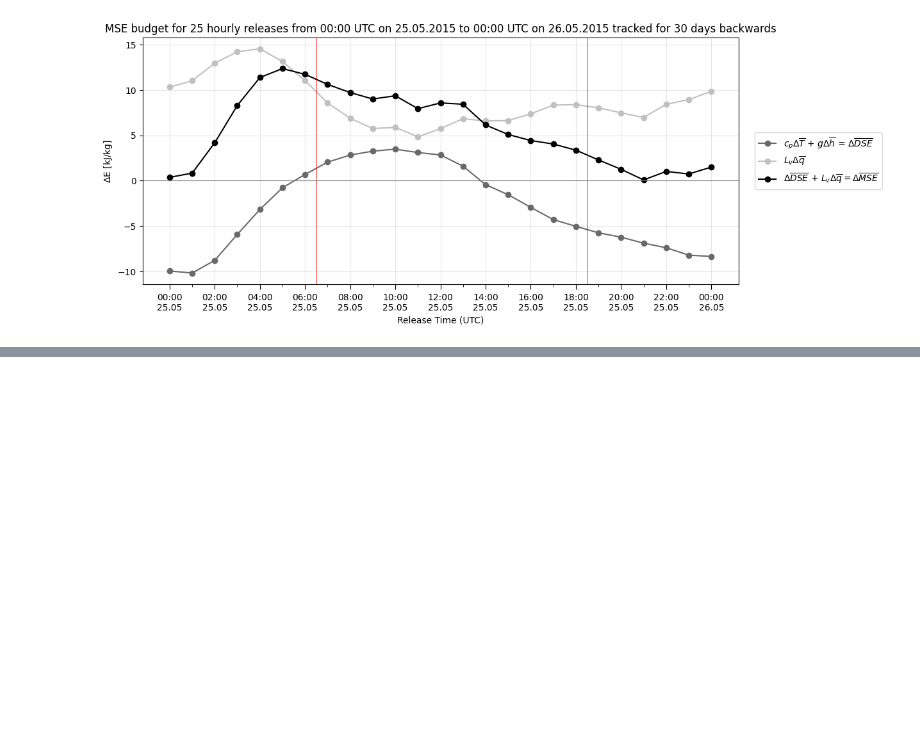
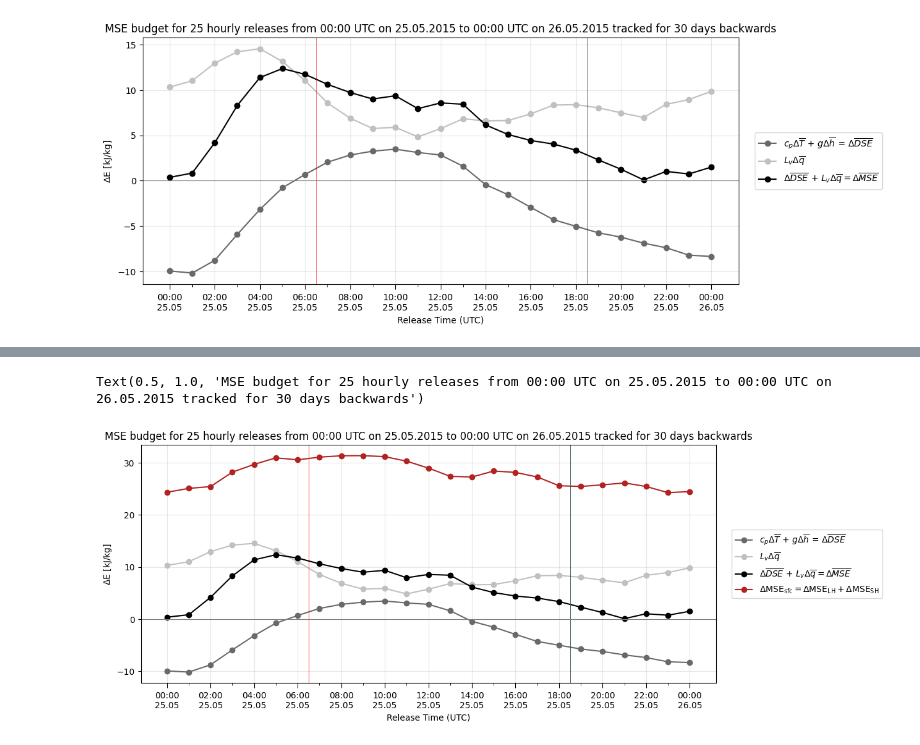
Before and after one commit to georgbrack/msc-thesis, a Jupyter notebook: analysis/process_fp_output/sanity_checks.ipynb, the cells around one changed output, grey strips where cells are left out. Cells and saved outputs as stored; diff of their text form; code cells hidden in the pictures; blank space fills up the shorter version.

```diff
--- a/analysis/process_fp_output/sanity_checks.ipynb
+++ b/analysis/process_fp_output/sanity_checks.ipynb
@@ -68,16 +71,19 @@ Text(0.5, 1.0, 'MSE budget for 25 hourly releases from 00:00 UTC on 25.05.2015 t
 [figure]
 # %%
 with xr.open_dataset(flexpart_output_dir / "surface_maps.nc", chunks={}) as maps:
-    surface_budget_check = (
+    totals = (
         maps[["sfc_sensible", "sfc_latent"]]
         .sum(
             dim=["hours_before_release", "latitude", "longitude"],
             skipna=False,
             dtype=np.float64
         )
-        .compute()
-        .to_dataframe()[["sfc_sensible", "sfc_latent"]]
     )
+
+    with ProgressBar():
+        totals = totals.compute()
+
+    surface_budget_check = totals.to_dataframe()[["sfc_sensible", "sfc_latent"]]
 
 surface_budget_check["sfc_total"] = (
     surface_budget_check.sfc_sensible + surface_budget_check.sfc_latent
@@ -88,0 +113,48 @@ KeyboardInterrupt:
+# %%
+fig, ax = plt.subplots(1, 1, figsize=(12, 5))
+
+release_time = pd.to_datetime(est_mse_change.release_time)
+label_every = 2
+
+ax.plot(release_time,
+        (est_mse_change.delta_cpT + est_mse_change.delta_gh) / 1000,
+        marker="o", label=r"$c_p \Delta \overline{T}$ + $g \Delta \overline{h}$ = $\Delta \overline{DSE}$", color="dimgray"
+    )
+
+ax.plot(release_time,
+        est_mse_change.delta_Lvq / 1000,
+        marker="o", label=r"$L_v \Delta \overline{q}$", color="silver"
+    )
+
+ax.plot(release_time,
+        est_mse_change.delta_mse_est / 1000,
+        marker="o", label=r"$\Delta \overline{DSE}$ + $L_v \Delta \overline{q} = \Delta \overline{MSE}$", color="black"
+)
+ax.plot(release_time,
+        surface_budget_check.sfc_total / 1000,
+        marker="o",
+        color="firebrick",
+        label=r"$\Delta \mathrm{MSE}_{\mathrm{sfc}}"
+                r" = \Delta \mathrm{MSE}_{\mathrm{LH}} + \Delta \mathrm{MSE}_{\mathrm{SH}}$",)
+
+day = release_time.iloc[0].normalize()
+ax.axvline(day + pd.Timedelta(hours=6, minutes=30),
+           color="red", linewidth=0.6)
+ax.axvline(day + pd.Timedelta(hours=18, minutes=30),
+           color="darkslategrey", linewidth=0.6)
+ax.set_xticks(release_time.iloc[::label_every])
+ax.set_xticks(release_time, minor=True)
+ax.xaxis.set_major_formatter(mdates.DateFormatter("%H:%M\n%d.%m"))
+ax.tick_params(axis="x", which="major", length=6)
+ax.tick_params(axis="x", which="minor", length=3)
+ax.set_xlabel("Release Time (UTC)")
+
+ax.axhline(0, color="gray", linewidth=0.8)
+#ax.grid(axis="y", alpha=0.3)
+ax.grid(alpha=0.3)
+ax.legend(loc="center left", bbox_to_anchor=(1.02, 0.5))
+ax.set_ylabel(r"$\Delta$E [kJ/kg]")
+ax.set_title("MSE budget for 25 hourly releases from 00:00 UTC on 25.05.2015 to 00:00 UTC on 26.05.2015 tracked for 30 days backwards")
+# %% [output]
+Text(0.5, 1.0, 'MSE budget for 25 hourly releases from 00:00 UTC on 25.05.2015 to 00:00 UTC on 26.05.2015 tracked for 30 days backwards')
+[figure, added]
```
Also changed, not shown: parts of 5 cells of this notebook, 6 other files.
